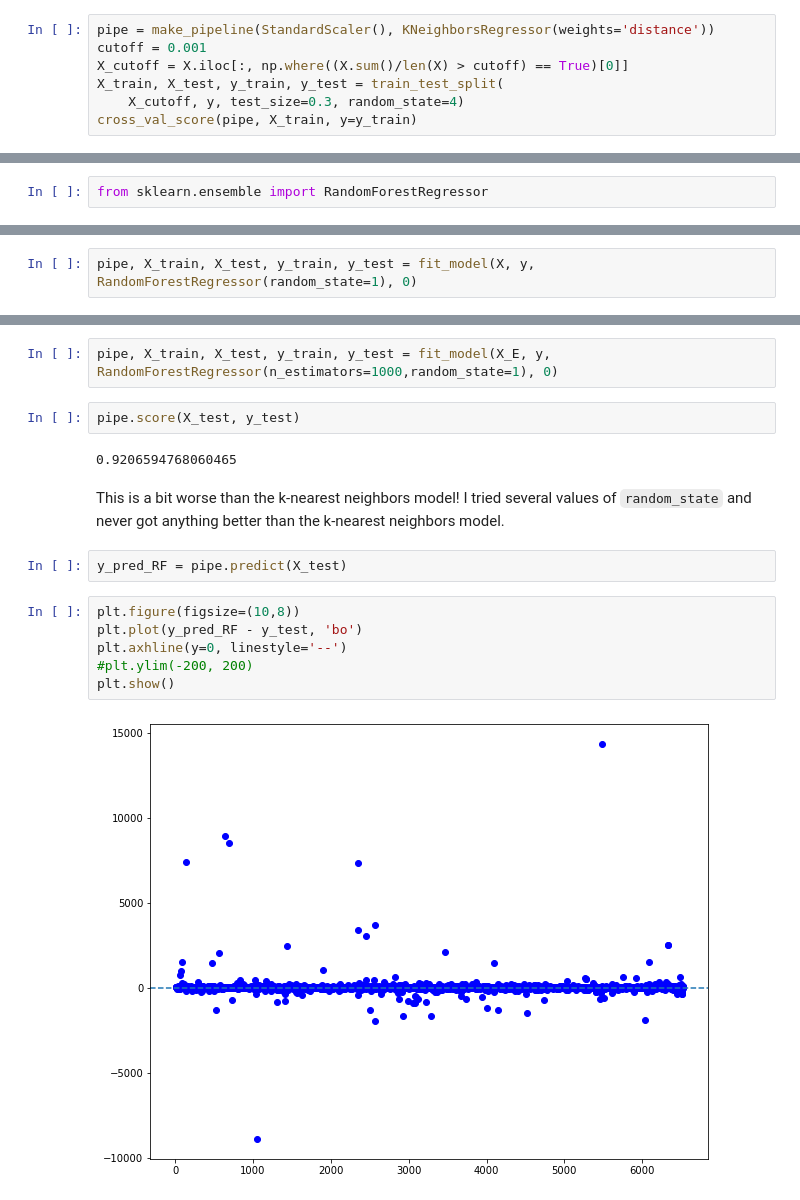
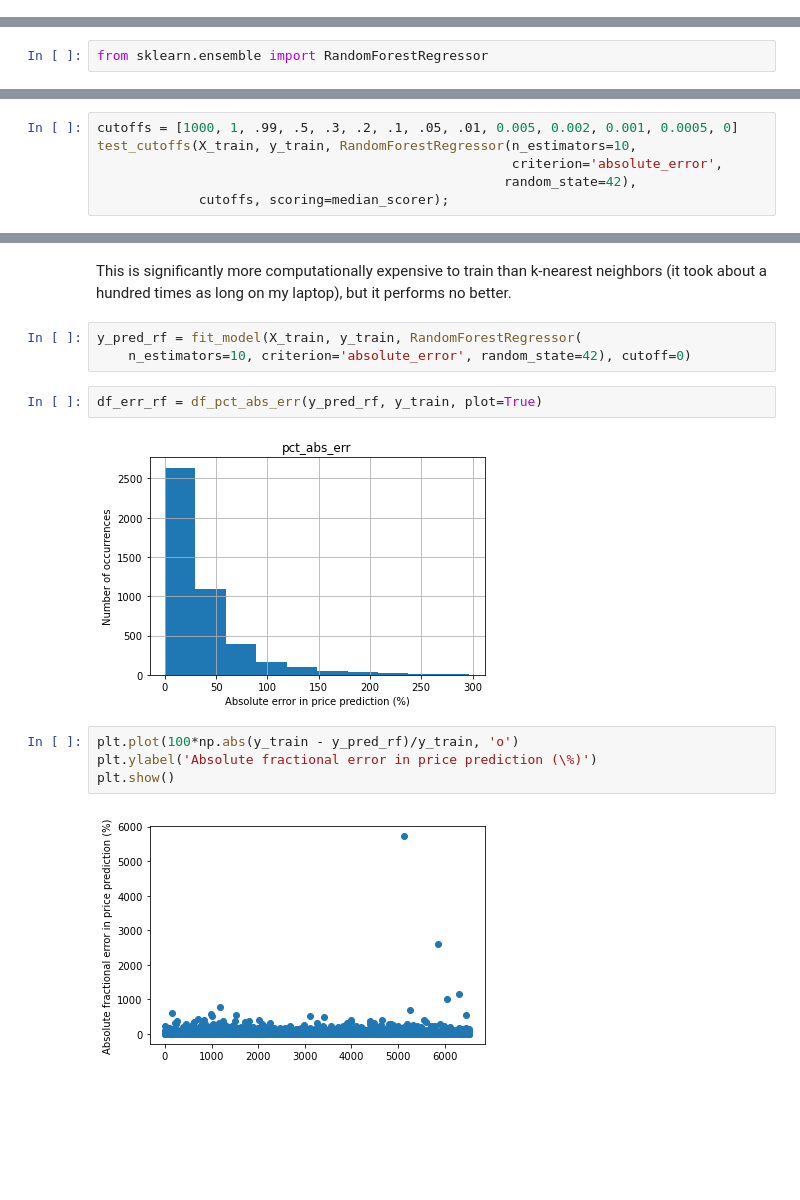
Before and after one commit to tdauer2718/airbnb-chicago, a Jupyter notebook: Chicago Airbnb analysis.ipynb, the cells around one changed output, grey strips where cells are left out. Saved outputs shown, nothing was run; the diff lists cells and outputs as text; blank space fills up the shorter version.

```diff
--- a/Chicago Airbnb analysis.ipynb
+++ b/Chicago Airbnb analysis.ipynb
@@ -771,7 +890,0 @@ Not much of an improvement.
-# %%
-pipe = make_pipeline(StandardScaler(), KNeighborsRegressor(weights='distance'))
-cutoff = 0.001
-X_cutoff = X.iloc[:, np.where((X.sum()/len(X) > cutoff) == True)[0]]
-X_train, X_test, y_train, y_test = train_test_split(
-    X_cutoff, y, test_size=0.3, random_state=4)
-cross_val_score(pipe, X_train, y=y_train)
@@ -888,2 +940,6 @@ from sklearn.ensemble import RandomForestRegressor
 # %%
-pipe, X_train, X_test, y_train, y_test = fit_model(X, y, RandomForestRegressor(random_state=1), 0)
+cutoffs = [1000, 1, .99, .5, .3, .2, .1, .05, .01, 0.005, 0.002, 0.001, 0.0005, 0]
+test_cutoffs(X_train, y_train, RandomForestRegressor(n_estimators=10,
+                                                     criterion='absolute_error',
+                                                    random_state=42),
+             cutoffs, scoring=median_scorer);
@@ -894,18 +962,15 @@ pipe.score(X_test, y_test)
-# %%
-pipe, X_train, X_test, y_train, y_test = fit_model(X_E, y, RandomForestRegressor(n_estimators=1000,random_state=1), 0)
-# %%
-pipe.score(X_test, y_test)
-# %% [output]
-0.9206594768060465
-# %% [markdown]
-This is a bit worse than the k-nearest neighbors model! I tried several values of `random_state` and never got anything better than the k-nearest neighbors model.
+# %% [markdown]
+This is significantly more computationally expensive to train than k-nearest neighbors (it took about a hundred times as long on my laptop), but it performs no better.
+# %%
+y_pred_rf = fit_model(X_train, y_train, RandomForestRegressor(
+    n_estimators=10, criterion='absolute_error', random_state=42), cutoff=0)
 # %%
-y_pred_RF = pipe.predict(X_test)
+df_err_rf = df_pct_abs_err(y_pred_rf, y_train, plot=True)
+# %% [output]
+[figure, added]
 # %%
-plt.figure(figsize=(10,8))
-plt.plot(y_pred_RF - y_test, 'bo')
-plt.axhline(y=0, linestyle='--')
-#plt.ylim(-200, 200)
+plt.plot(100*np.abs(y_train - y_pred_rf)/y_train, 'o')
+plt.ylabel('Absolute fractional error in price prediction (\%)')
 plt.show()
 # %% [output]
-[figure, old version]
+[figure, new version]
```
Also changed, not shown: parts of 161 cells of this notebook, 7 other files.
